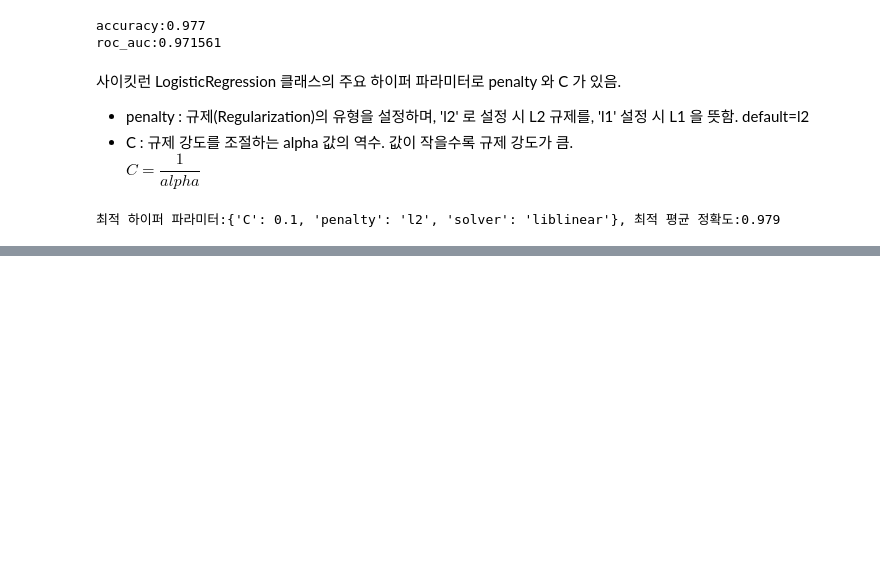
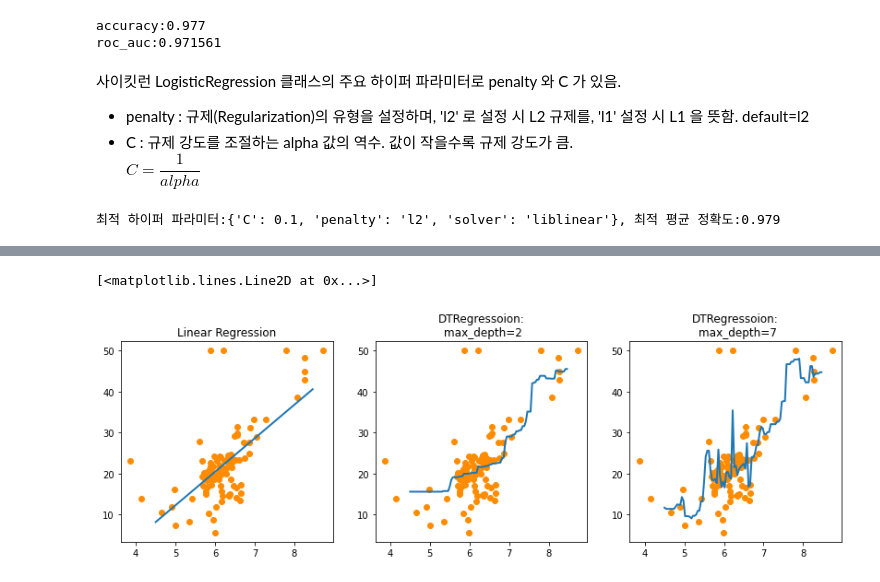
Before and after one commit to johyunkang/python-ml-guide, a Jupyter notebook: python_ml_perfect_guide_05_regression.ipynb, the cells around one changed output, grey strips where cells are left out. Saved outputs shown, nothing was run; the diff lists cells and outputs as text; code cells hidden in the pictures; blank space fills up the shorter version.

```diff
--- a/python_ml_perfect_guide_05_regression.ipynb
+++ b/python_ml_perfect_guide_05_regression.ipynb
@@ -862,0 +994,21 @@ p.335
+# %%
+fig, (ax1, ax2, ax3) = plt.subplots(figsize=(14, 4), ncols=3)
+
+# x 축 값을 4.5 ~ 8.5 로 변환하며 입력했을 때 선형 회귀와 결정 트리 회귀 예측선 시각화
+# 선형 회귀로 학습된 모델 회귀 예측선
+ax1.set_title('Linear Regression')
+ax1.scatter(bstdf_sample.RM, bstdf_sample.PRICE, c='darkorange')
+ax1.plot(x_test, pred_lr, label='linear', linewidth=2)
+
+# DecisionTreeRegressor 의 max_depth를 2로 했을 떄 회귀 예측선
+ax2.set_title('DTRegressoion:\n max_depth=2')
+ax2.scatter(bstdf_sample.RM, bstdf_sample.PRICE, c='darkorange')
+ax2.plot(x_test, pred_rf2, label='max_depth:2', linewidth=2)
+
+# DecisionTreeRegressor 의 max_depth를 7로 했을 때 회귀 예측선
+ax3.set_title('DTRegressoion:\n max_depth=7')
+ax3.scatter(bstdf_sample.RM, bstdf_sample.PRICE, c='darkorange')
+ax3.plot(x_test, pred_rf7, label='max_depth:7', linewidth=2)
+# %% [output]
+[<matplotlib.lines.Line2D at 0x...>]
+[figure, added]
```
Also changed, not shown: parts of 9 cells of this notebook.
